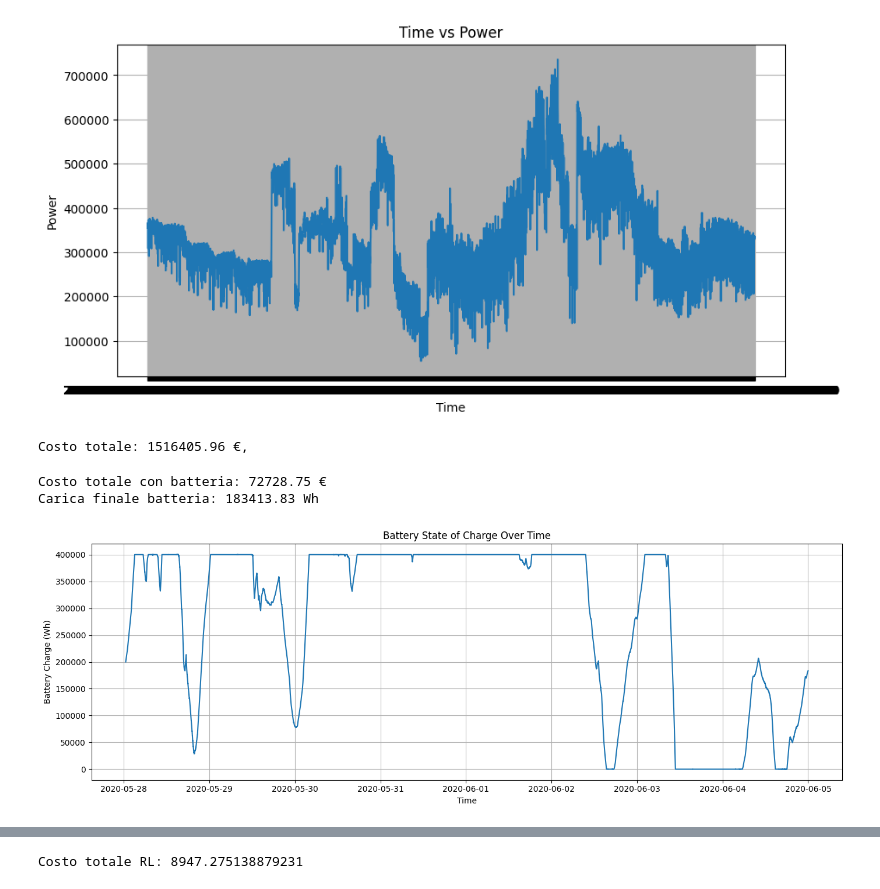
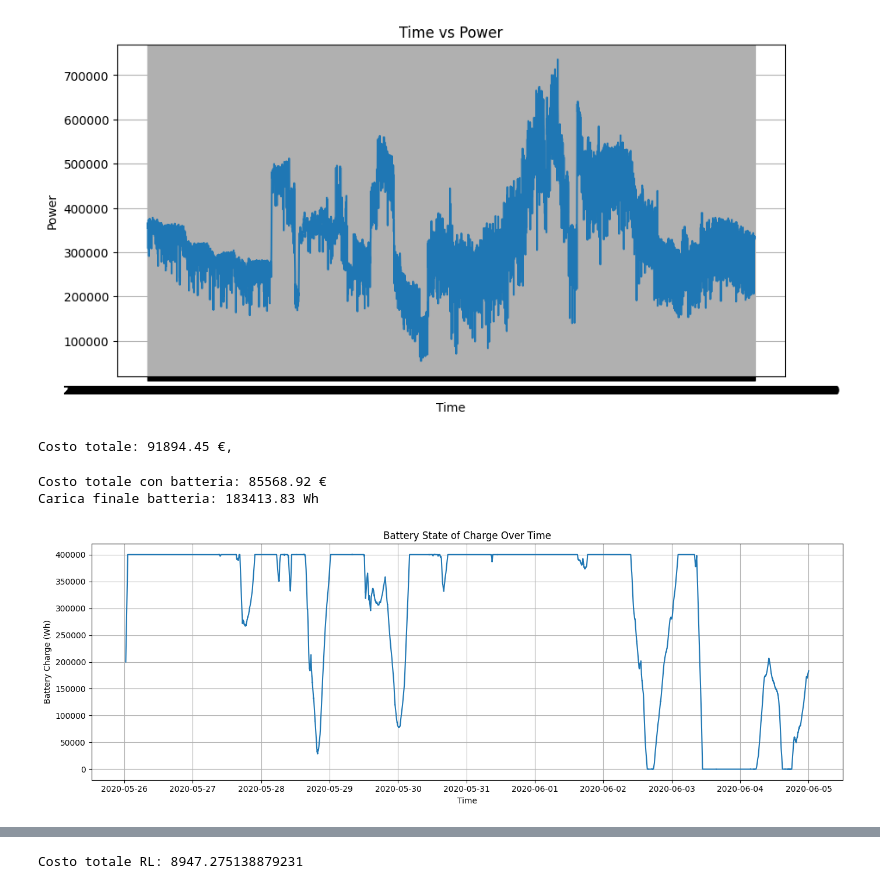
Before and after one commit to alessandroPetz/rl_hpc_power_aware, a Jupyter notebook: test_simulations.ipynb, the cells around one changed output, grey strips where cells are left out. Drawn from its saved outputs; the diff is of its cells as text; code cells hidden in the pictures.

```diff
--- a/test_simulations.ipynb
+++ b/test_simulations.ipynb
@@ -257,7 +257,7 @@ def compute_cost(row):
 THRESHOLD = 400000          # Watt
 
 # Carica il CSV (usa header già presente)
-df = pd.read_csv("cluster_power_only_nodes_10days.csv")[8641:]
+df = pd.read_csv("cluster_power_only_nodes_10days.csv")#[8641:]
 #  df = pd.read_csv("cluster_power_only_nodes.csv")
 
 # Converti timestamp
@@ -281,8 +281,12 @@ df["cost"] = df.apply(compute_cost, axis=1)
 total_cost = df["cost"].sum()
 print(f"Costo totale: {total_cost:.2f} €,")
 # %% [output]
-Costo totale: 1516405.96 €,
+Costo totale: 91894.45 €,
 # %%
+# In questa simulazione ho una batteria, che viene utilizzata quando si supera il threshold
+# e viene ricaricata quando si è sotto threshold.
+# non si considera la fascia oraria nella gestione della batteria, tariife come su
+
 import pandas as pd
 import numpy as np
 import matplotlib.pyplot as plt
@@ -316,7 +320,7 @@ total_cost = 0
 battery_history = []
 time_history = []
 
-df = pd.read_csv("cluster_power_only_nodes_10days.csv")[8641:]
+df = pd.read_csv("cluster_power_only_nodes_10days.csv")#[8641:]
 # df = pd.read_csv("cluster_power_only_nodes.csv")
 
 df["time"] = pd.to_datetime(df["time"], utc=True)
@@ -379,35 +383,35 @@ for idx, row in df.iterrows():
 
         # energia effettiva caricabile
         E_charge = min(E_charge_available, charging_room, max_charge_this_step)
 
         # aggiorna batteria
         battery += E_charge
 
         # costo = energia cluster + energia caricata
         total_cost += (E_base + E_charge) * COST_LOW
 
     # storico
     battery_history.append(battery)
     time_history.append(t)
 
 # normalizzo
 total_cost = total_cost
 
 print(f"Costo totale con batteria: {total_cost:.2f} €")
 print(f"Carica finale batteria: {battery:.2f} Wh")
 
 plt.figure(figsize=(14, 5))
 plt.plot(time_history, battery_history)
 plt.xlabel("Time")
 plt.ylabel("Battery Charge (Wh)")
 plt.title("Battery State of Charge Over Time")
 plt.grid(True)
 plt.tight_layout()
 plt.show()
 # %% [output]
-Costo totale con batteria: 72728.75 €
+Costo totale con batteria: 85568.92 €
 Carica finale batteria: 183413.83 Wh
-[figure, old version]
+[figure, new version]
 # %%
 import matplotlib.pyplot as plt
 
```
Also changed, not shown: parts of 2 cells of this notebook, 1 other file.
